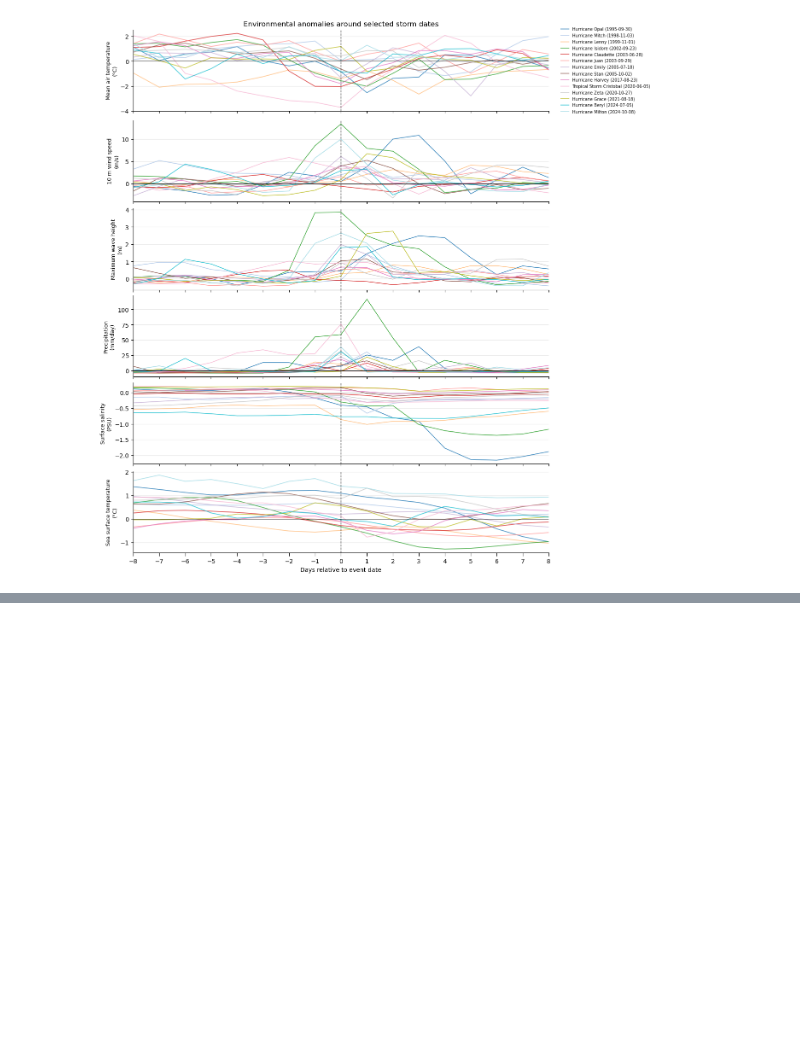
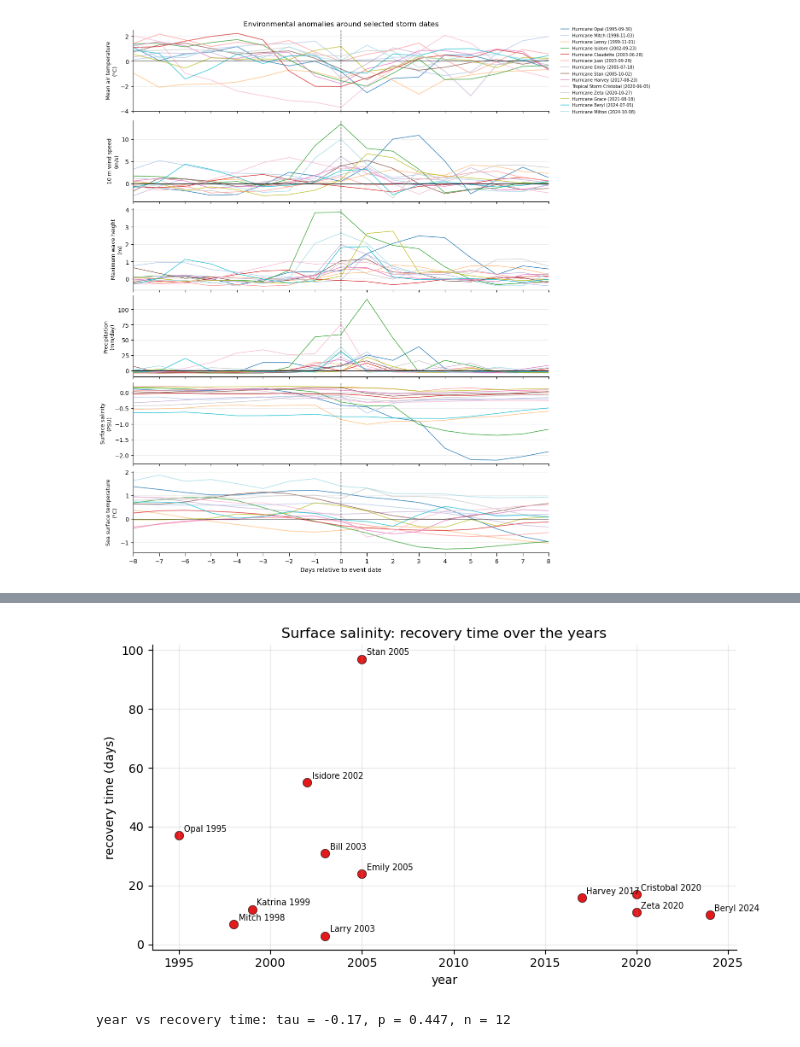
Before and after one commit to florisytzen5/MDP, a Jupyter notebook: Climatology/Clima_v4.ipynb, the cells around one changed output, grey strips where cells are left out. Cells and saved outputs as stored; diff of their text form; code cells hidden in the pictures; blank space fills up the shorter version.

```diff
--- a/Climatology/Clima_v4.ipynb
+++ b/Climatology/Clima_v4.ipynb
@@ -652,0 +730,24 @@ plt.show()
+# %%
+sub['year'] = sub['event_date'].dt.year
+v = sub.dropna(subset=['year', 'recovery_days'])
+
+fig, ax = plt.subplots(figsize=(8, 4.5))
+ax.scatter(v['year'], v['recovery_days'], s=55, color='#e31a1c', edgecolor='black', linewidth=0.4)
+for storm, row in v.iterrows():
+    ax.annotate(storm, (row['year'], row['recovery_days']), fontsize=7,
+                xytext=(4, 3), textcoords='offset points')
+ax.set_xlabel('year')
+ax.set_ylabel('recovery time (days)')
+ax.set_title(f'{label}: recovery time over the years')
+ax.grid(alpha=0.25)
+ax.spines[['top', 'right']].set_visible(False)
+fig.tight_layout()
+plt.show()
+
+if len(v) >= 4:
+    from scipy.stats import kendalltau
+    tau, p = kendalltau(v['year'], v['recovery_days'])
+    print(f'year vs recovery time: tau = {tau:+.2f}, p = {p:.3f}, n = {len(v)}')
+# %% [output]
+[figure, added]
+year vs recovery time: tau = -0.17, p = 0.447, n = 12
```
Also changed, not shown: parts of 4 cells of this notebook.
